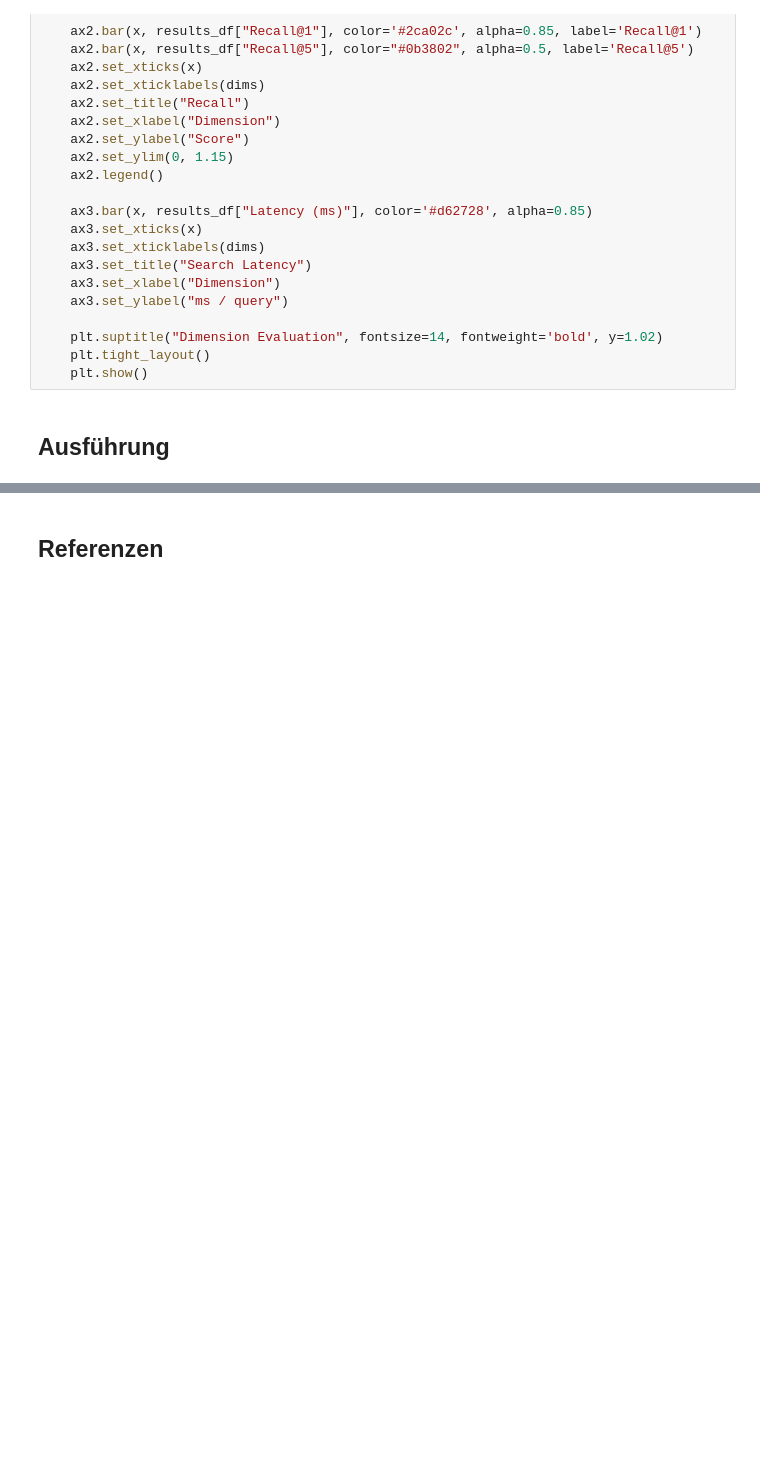
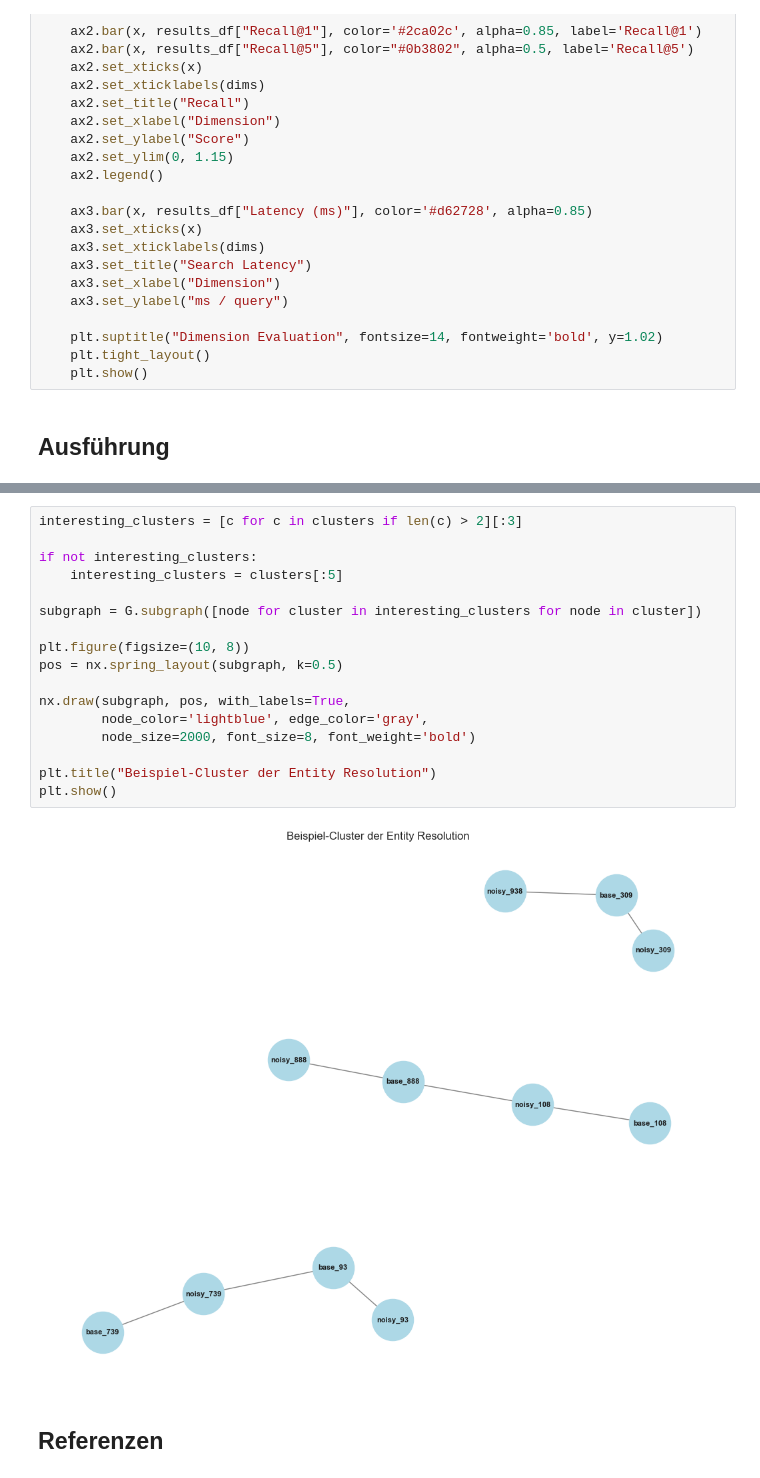
Before and after one commit to F1nnSBK/Entitiy-Resolution, a Jupyter notebook: entity_resolution.ipynb, the cells around one changed output, grey strips where cells are left out. Cells and saved outputs as stored; diff of their text form; blank space fills up the shorter version.

```diff
--- a/entity_resolution.ipynb
+++ b/entity_resolution.ipynb
@@ -338,3 +471,22 @@ Evaluating dimension: 2048
+# %%
+interesting_clusters = [c for c in clusters if len(c) > 2][:3]
+
+if not interesting_clusters:
+    interesting_clusters = clusters[:5]
+
+subgraph = G.subgraph([node for cluster in interesting_clusters for node in cluster])
+
+plt.figure(figsize=(10, 8))
+pos = nx.spring_layout(subgraph, k=0.5)
+
+nx.draw(subgraph, pos, with_labels=True,
+        node_color='lightblue', edge_color='gray',
+        node_size=2000, font_size=8, font_weight='bold')
+
+plt.title("Beispiel-Cluster der Entity Resolution")
+plt.show()
+# %% [output]
+[figure, added]
 # %% [markdown]
 ## Referenzen
 # %% [markdown]
```
Also changed, not shown: parts of 13 cells of this notebook, 3 other files.
